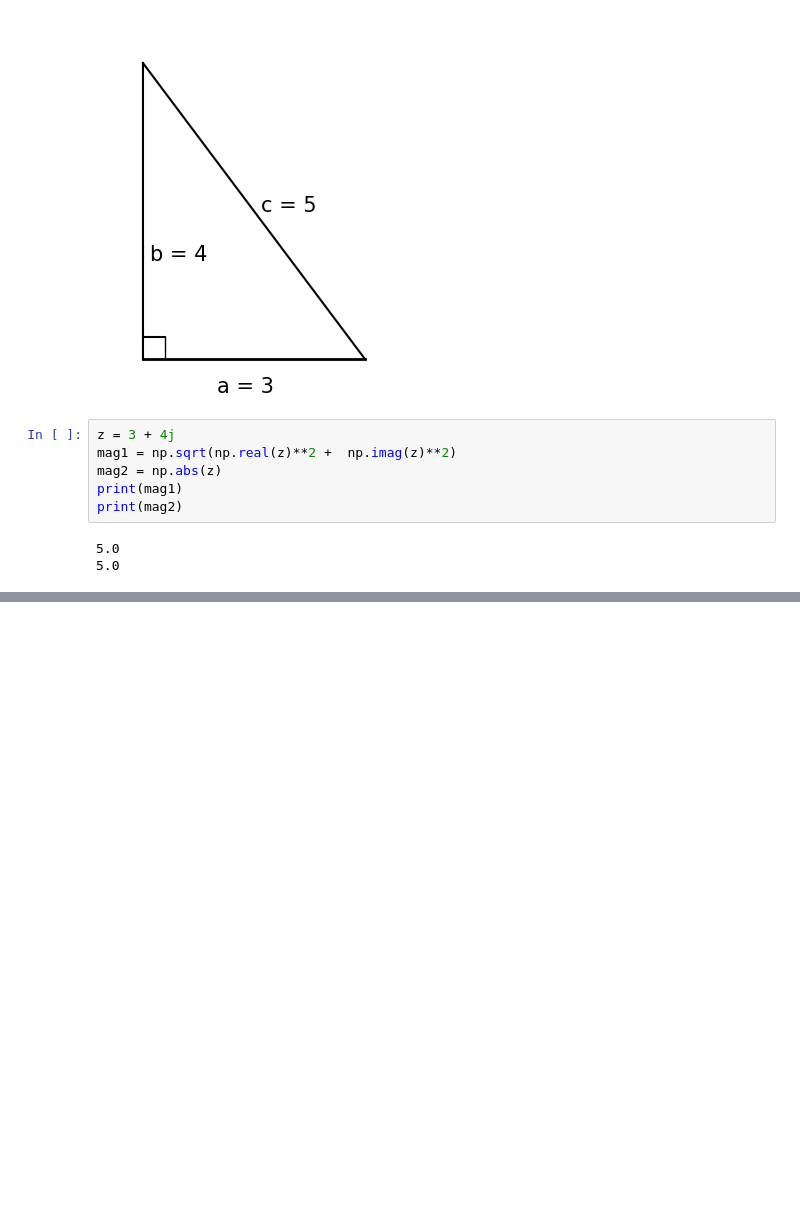
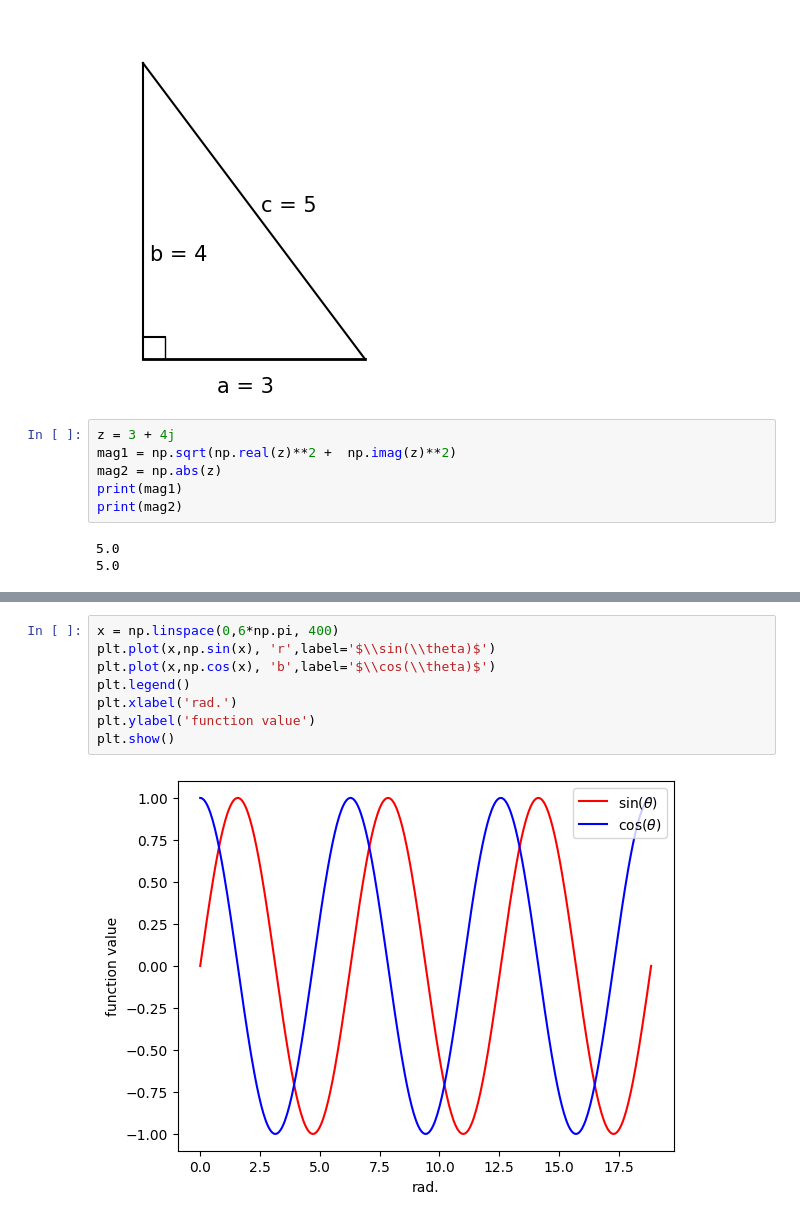
Before and after one commit to yaowenqiang/master_math_by_coding_in_python, a Jupyter notebook: random.ipynb, the cells around one changed output, grey strips where cells are left out. Saved outputs shown, nothing was run; the diff lists cells and outputs as text; blank space fills up the shorter version.

```diff
--- a/random.ipynb
+++ b/random.ipynb
@@ -154,0 +163,10 @@ print(mag2)
+# %%
+x = np.linspace(0,6*np.pi, 400)
+plt.plot(x,np.sin(x), 'r',label='$\\sin(\\theta)$')
+plt.plot(x,np.cos(x), 'b',label='$\\cos(\\theta)$')
+plt.legend()
+plt.xlabel('rad.')
+plt.ylabel('function value')
+plt.show()
+# %% [output]
+[figure, added]
```
Also changed, not shown: parts of 6 cells of this notebook.
